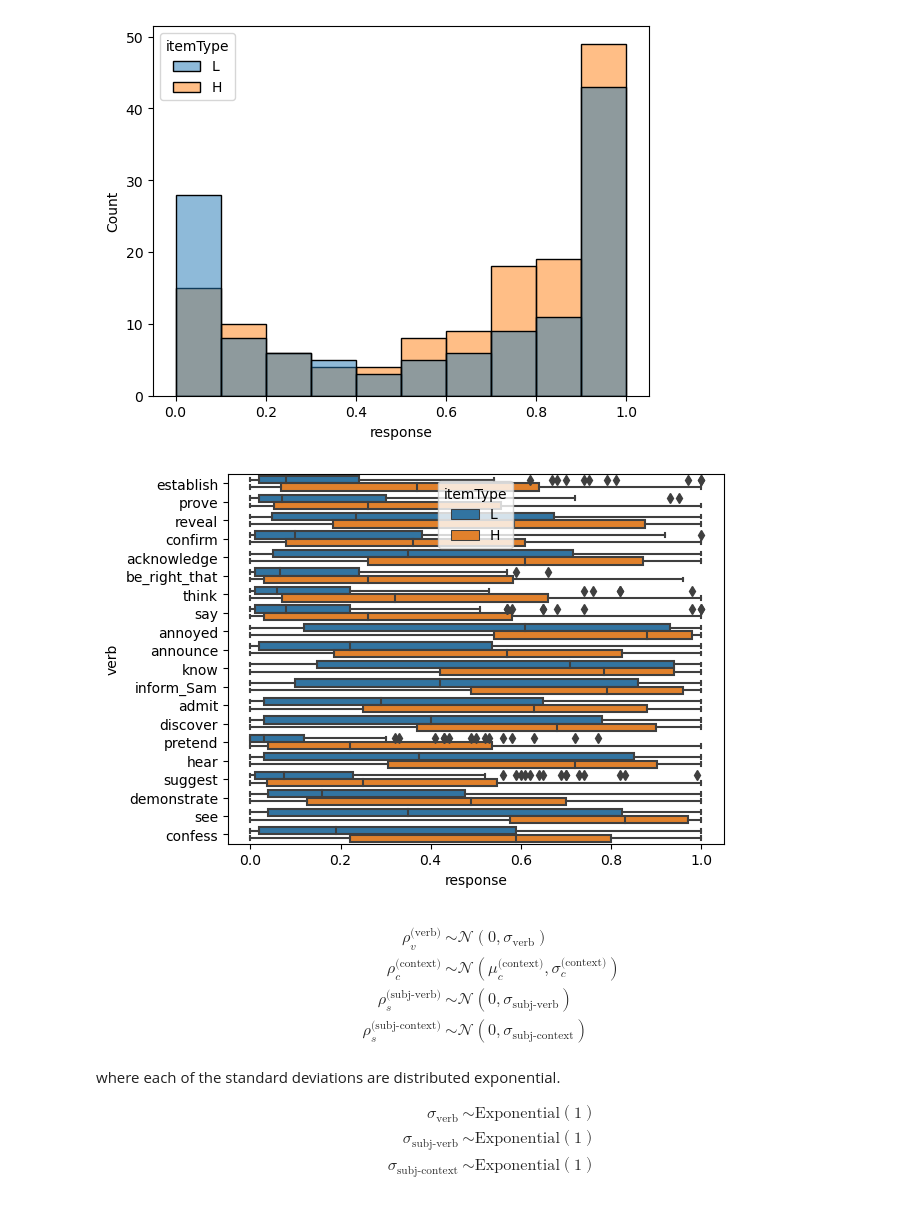
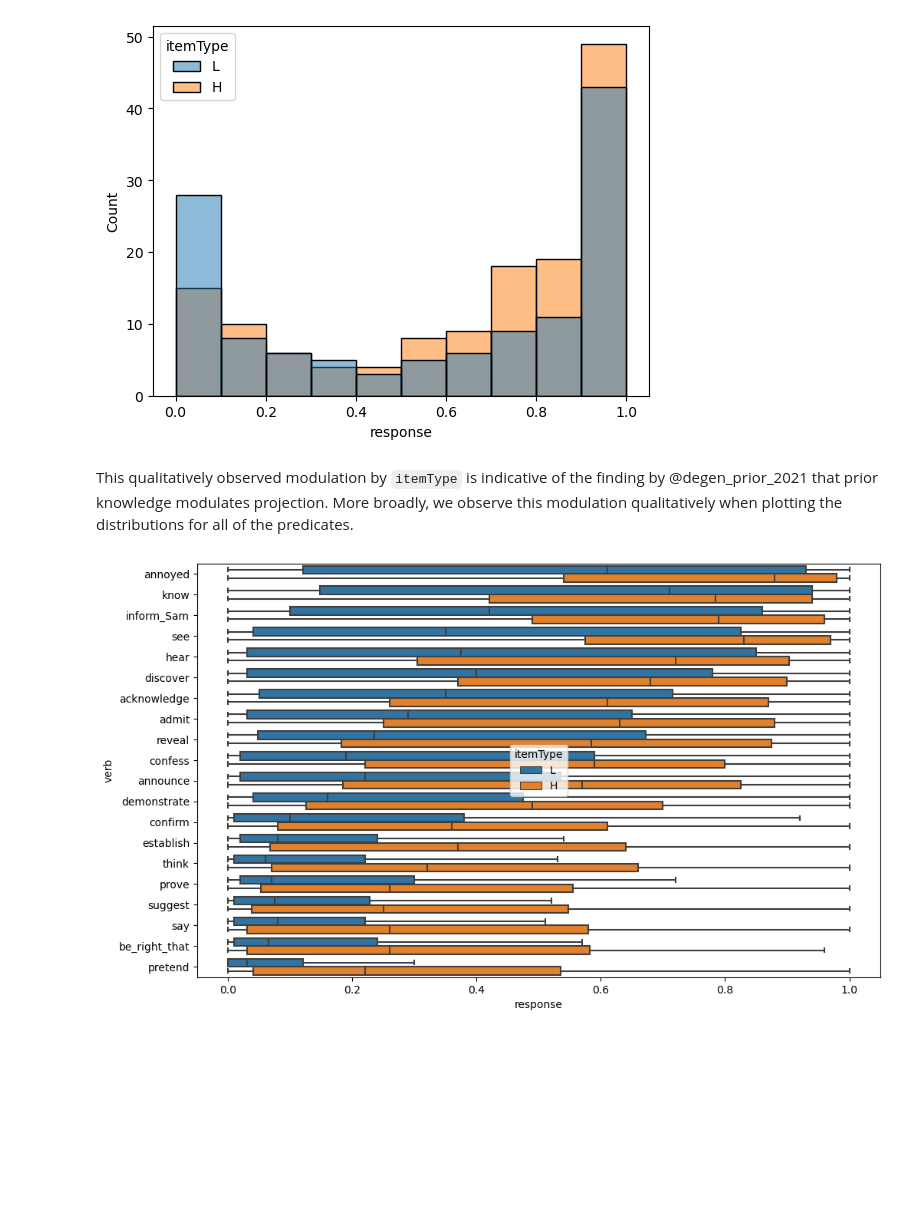
Before and after one commit to aaronstevenwhite/representation-learning-course, a Jupyter notebook: projective-content/model-definition.ipynb, the cells around one changed output. Drawn from its saved outputs; the diff is of its cells as text; code cells hidden in the pictures; blank space fills up the shorter version.

```diff
--- a/projective-content/model-definition.ipynb
+++ b/projective-content/model-definition.ipynb
@@ -98,6 +206,12 @@ import rpy2
 # %%
-def load_projection_data(fname: str) -> pd.DataFrame:
-    data = pd.read_csv(fname, index_col=0).drop(columns="comments")
+#| code-fold: true
+#| code-summary: "Load the norming data"
+
+def load_projection_data(fname: str) -> DataFrame:
+    data = read_csv(fname, index_col=0)
+
+    if "comments" in data.columns:
+        data = data.drop(columns="comments")
 
     data = data[data.trigger_class != "control"]
 
@@ -105,4 +219,11 @@ def load_projection_data(fname: str) -> pd.DataFrame:
     data["item"] = data.contentNr.astype(str) + data.fact_type.str.replace("fact", "")
 
     return data
+
+data_projection = load_projection_data(
+    os.path.join(
+        data_dir,
+        "projective-probability/results/3-projectivity/data/cd.csv"
+    )
+)
 # %%
@@ -170,25 +277,20 @@ p = histplot(
 )
 # %% [output]
 [figure]
+# %% [markdown]
+This qualitatively observed modulation by `itemType` is indicative of the finding by @degen_prior_2021 that prior knowledge modulates projection. More broadly, we observe this modulation qualitatively when plotting the distributions for all of the predicates.
 # %%
 #| code-fold: true
-#| code-description: Plotting code
+#| code-summary: Plotting code
 
-_ = boxplot(data_projection, y="verb", x="response", hue="itemType", hue_order=["L", "H"])
+fig, ax = subplots(figsize=(11.5, 7))
+
+verb_order = data_projection.groupby("verb").response.mean().sort_values(ascending=False)
+
+_ = boxplot(
+    data_projection,
+    y="verb", x="response", hue="itemType",
+    hue_order=["L", "H"], order=verb_order.index,
+    ax=ax, fliersize=0.)
 # %% [output]
-[figure, old version]
+[figure, new version]
-# %% [markdown]
-$$\begin{align*}
-\rho^\text{(verb)}_v &\sim \mathcal{N}(0, \sigma_\text{verb})\\
-\rho^\text{(context)}_c &\sim \mathcal{N}\left(\mu^\text{(context)}_c, \sigma^\text{(context)}_c\right)\\
-\rho^\text{(subj-verb)}_s &\sim \mathcal{N}(0, \sigma_\text{subj-verb})\\
-\rho^\text{(subj-context)}_s &\sim \mathcal{N}(0, \sigma_\text{subj-context})\\
-\end{align*}$$
-
-where each of the standard deviations are distributed exponential.
-
-$$\begin{align*}
-\sigma_\text{verb} &\sim \text{Exponential}(1)\\
-\sigma_\text{subj-verb} &\sim \text{Exponential}(1)\\
-\sigma_\text{subj-context} &\sim \text{Exponential}(1)\\
-\end{align*}$$
```
Also changed, not shown: parts of 42 cells of this notebook, 55 other files.
